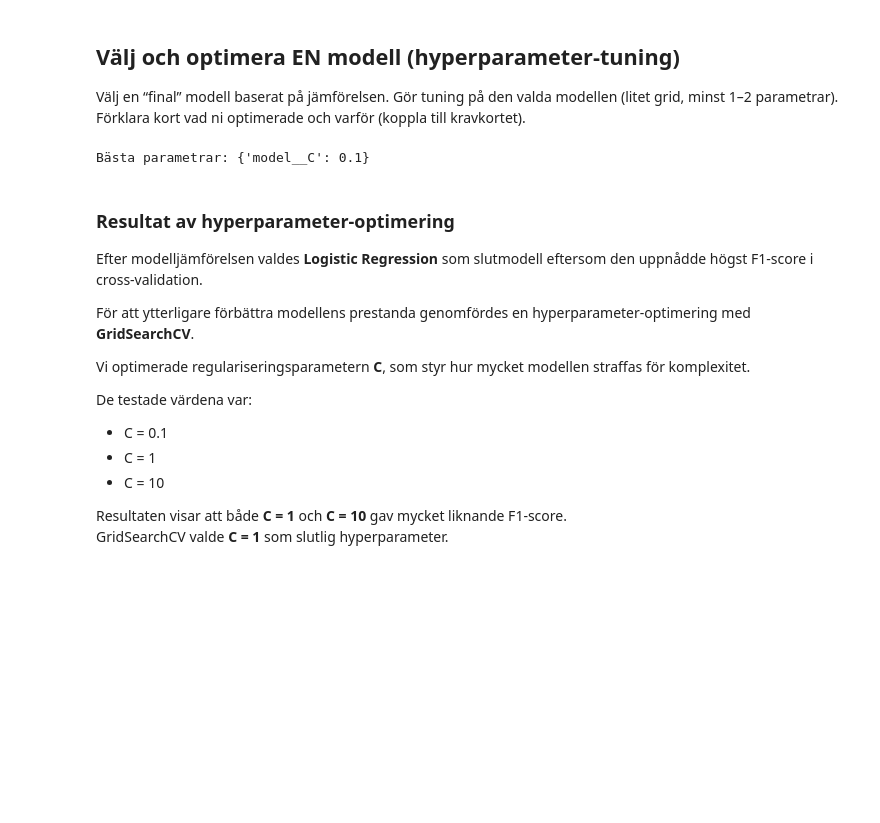
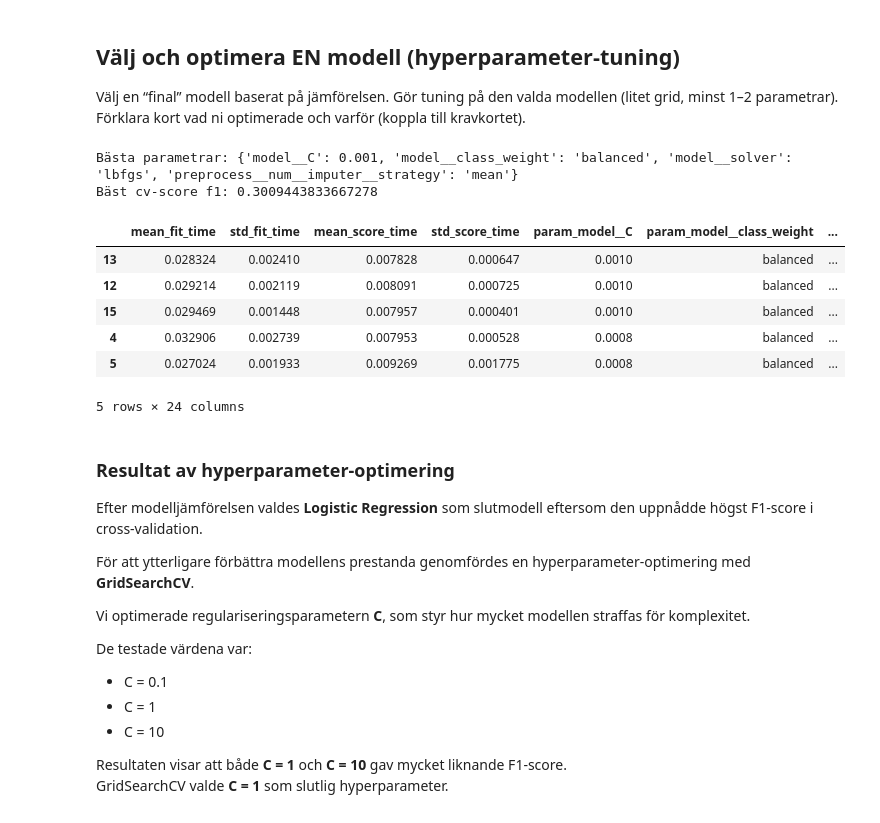
Before and after one commit to AlmaVasell/Grupparbete-MACHINELEARNING, a Jupyter notebook: report.ipynb, the cells around one changed output. Saved outputs shown, nothing was run; the diff lists cells and outputs as text; code cells hidden in the pictures; blank space fills up the shorter version.

```diff
--- a/report.ipynb
+++ b/report.ipynb
@@ -377,41 +359,52 @@ Förklara kort vad ni optimerade och varför (koppla till kravkortet).
 # %%
 # Slutmodell (bästa modellen från modelljämförelsen)
 
-model = LogisticRegression(
-    max_iter=1000,
-    class_weight="balanced",
-    random_state=42
-)
+model = logreg
 
 # Pipeline
-final_pipeline = Pipeline([
-    ("preprocess", preprocess),
-    ("model", model)
-])
+final_pipeline = pipe_logreg
 
 # Hyperparameters att testa
 param_grid = {
-    "model__C": [0.1, 1, 10]
+    "model__C": [0.0008, 0.001, 0.01, 0.1, 1, 10],
+    "model__solver": ["lbfgs", "liblinear"],
+    "model__class_weight": [None, "balanced"],
+    "preprocess__num__imputer__strategy": ["median", "mean"]
 }
 
 # GridSearch för att hitta bästa parameter
 grid_search = GridSearchCV(
     estimator=final_pipeline,
     param_grid=param_grid,
     cv=cv,
-    scoring="f1",
-    n_jobs=-1
+    scoring=SCORING,
+    n_jobs=-1,
+    refit=True,
+    return_train_score=True
 )
 
 # Träna modellerna
 grid_search.fit(X_train, y_train)
 
 # Bästa modellen
 best_model = grid_search.best_estimator_
 
 print("Bästa parametrar:", grid_search.best_params_)
+
+print("Bäst cv-score f1:", grid_search.best_score_)
+
+result = pd.DataFrame(grid_search.cv_results_)
+result.sort_values("rank_test_score").head(5)
 # %% [output]
-Bästa parametrar: {'model__C': 0.1}
+Bästa parametrar: {'model__C': 0.001, 'model__class_weight': 'balanced', 'model__solver': 'lbfgs', 'preprocess__num__imputer__strategy': 'mean'}
+Bäst cv-score f1: 0.3009443833667278
+|  | mean_fit_time | std_fit_time | mean_score_time | std_score_time | param_model__C | param_model__class_weight | ... |
+| 13 | 0.028324 | 0.002410 | 0.007828 | 0.000647 | 0.0010 | balanced | ... |
+| 12 | 0.029214 | 0.002119 | 0.008091 | 0.000725 | 0.0010 | balanced | ... |
+| 15 | 0.029469 | 0.001448 | 0.007957 | 0.000401 | 0.0010 | balanced | ... |
+| 4 | 0.032906 | 0.002739 | 0.007953 | 0.000528 | 0.0008 | balanced | ... |
+| 5 | 0.027024 | 0.001933 | 0.009269 | 0.001775 | 0.0008 | balanced | ... |
+5 rows × 24 columns
 # %% [markdown]
 ### Resultat av hyperparameter-optimering
 
```
Also changed, not shown: parts of 6 cells of this notebook.
